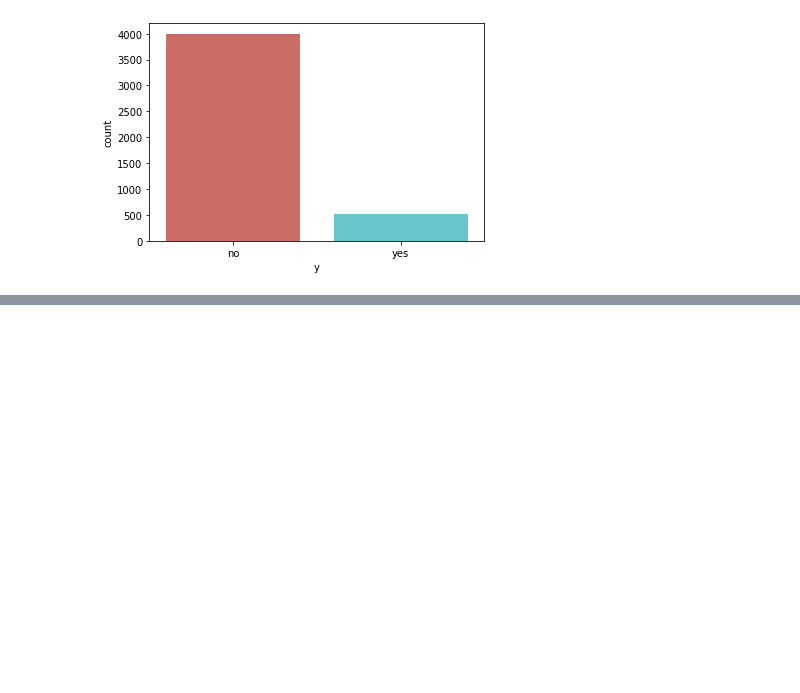
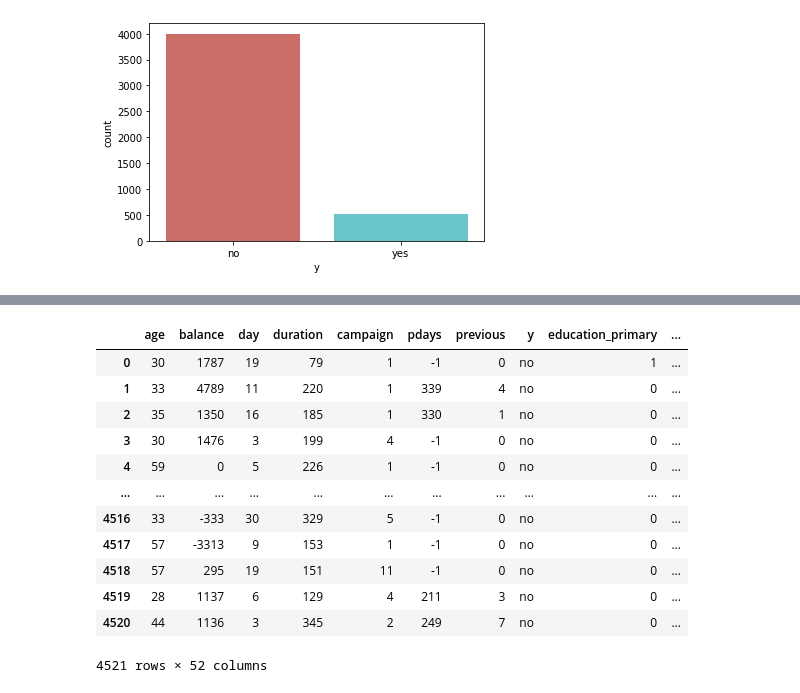
Before and after one commit to hands-on-data/ColabFiles, a Jupyter notebook: Logistic_Regression_Tutorial.ipynb, the cells around one changed output, grey strips where cells are left out. Saved outputs shown, nothing was run; the diff lists cells and outputs as text; code cells hidden in the pictures; blank space fills up the shorter version.

```diff
--- a/Logistic_Regression_Tutorial.ipynb
+++ b/Logistic_Regression_Tutorial.ipynb
@@ -164,0 +95,8 @@ X = data[['poutcome']].copy()
+# %%
+loan = pd.get_dummies(data['loan'], prefix="loan")
+data = pd.concat([data, loan],axis=1)
+data = data.drop('loan',axis=1)
+# %%
+contact = pd.get_dummies(data['contact'], prefix="contact")
+data = pd.concat([data, contact],axis=1)
+data = data.drop('contact',axis=1)
@@ -164,0 +111,16 @@ X = data[['poutcome']].copy()
+# %%
+data
+# %% [output]
+|  | age | balance | day | duration | campaign | pdays | previous | y | education_primary | ... |
+| 0 | 30 | 1787 | 19 | 79 | 1 | -1 | 0 | no | 1 | ... |
+| 1 | 33 | 4789 | 11 | 220 | 1 | 339 | 4 | no | 0 | ... |
+| 2 | 35 | 1350 | 16 | 185 | 1 | 330 | 1 | no | 0 | ... |
+| 3 | 30 | 1476 | 3 | 199 | 4 | -1 | 0 | no | 0 | ... |
+| 4 | 59 | 0 | 5 | 226 | 1 | -1 | 0 | no | 0 | ... |
+| ... | ... | ... | ... | ... | ... | ... | ... | ... | ... | ... |
+| 4516 | 33 | -333 | 30 | 329 | 5 | -1 | 0 | no | 0 | ... |
+| 4517 | 57 | -3313 | 9 | 153 | 1 | -1 | 0 | no | 0 | ... |
+| 4518 | 57 | 295 | 19 | 151 | 11 | -1 | 0 | no | 0 | ... |
+| 4519 | 28 | 1137 | 6 | 129 | 4 | 211 | 3 | no | 0 | ... |
+| 4520 | 44 | 1136 | 3 | 345 | 2 | 249 | 7 | no | 0 | ... |
+4521 rows × 52 columns
```
Also changed, not shown: parts of 61 cells of this notebook.
